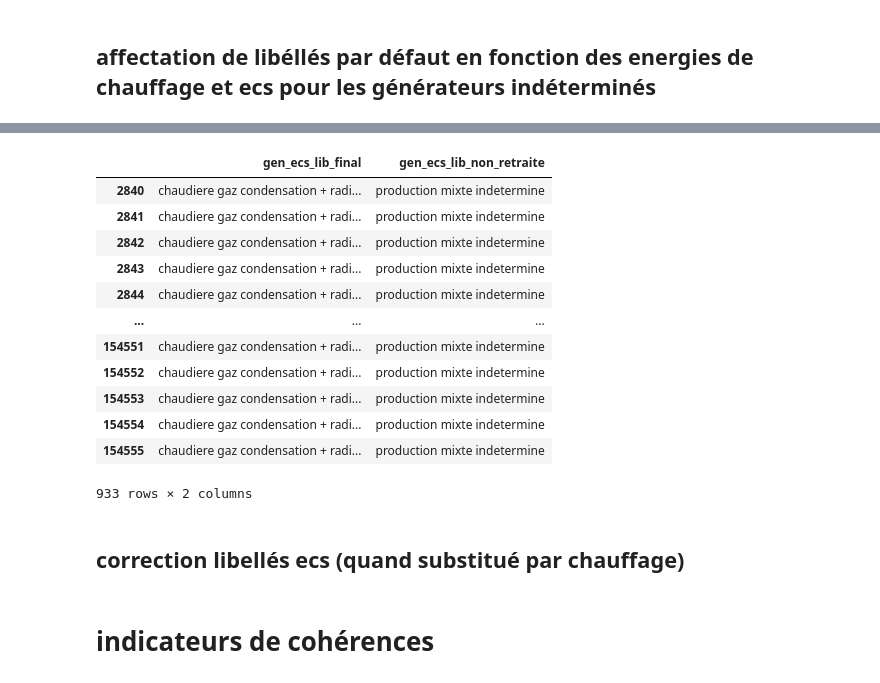
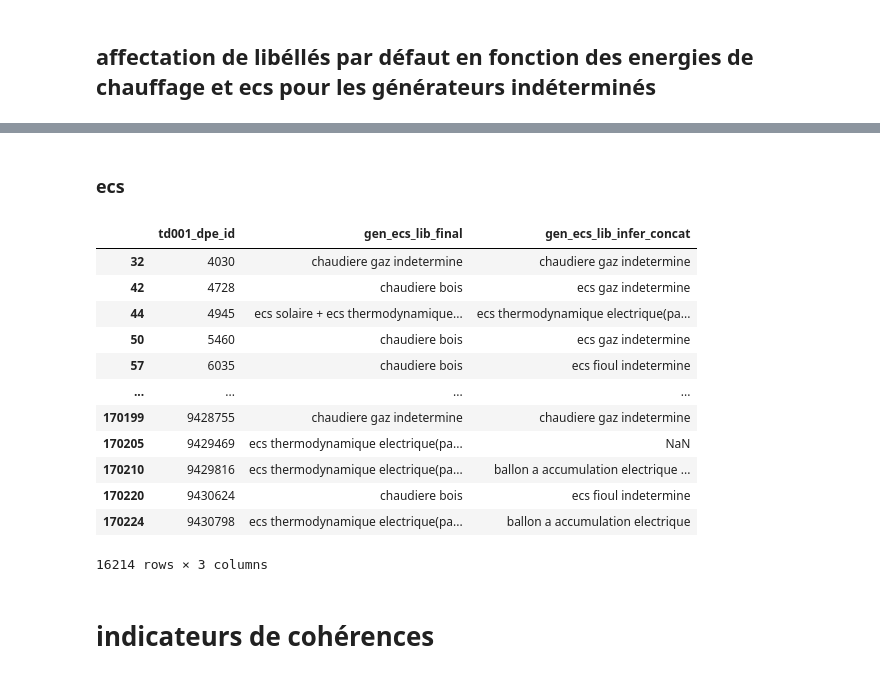
Before and after one commit to etalab/de-dpe-processing, a Jupyter notebook: data_processing_cstb/traitement_donnees_metier/dev pre 1948 elasticsearch.ipynb, the cells around one changed output, grey strips where cells are left out. Saved outputs shown, nothing was run; the diff lists cells and outputs as text; code cells hidden in the pictures.

```diff
--- a/data_processing_cstb/traitement_donnees_metier/dev pre 1948 elasticsearch.ipynb
+++ b/data_processing_cstb/traitement_donnees_metier/dev pre 1948 elasticsearch.ipynb
@@ -1494,18 +1615,45 @@ sel = td001_sys.gen_ecs_lib_final=="chaudiere gaz condensation + radiateurs elec
+# %% [markdown]
+### ecs
+# %%
+gen_to_energy = dict()
+
+for k in ordered_ecs_labels:
+    ener = energie_normalise_ordered
+    for ener in reversed(energie_normalise_ordered):
+        if ener in k:
+            gen_to_energy[k]=ener
+    if 'pac' in k or 'elec' in k :
+        gen_to_energy[k]='electricite'
+    if k not in gen_to_energy:
+        gen_to_energy[k]=''
+# %%
+
+
+td001_sys['type_energie_ecs_from_gen']=td001_sys.gen_ecs_lib_final.copy()
+for k,v in gen_to_energy.items():
+    td001_sys['type_energie_ecs_from_gen']=td001_sys['type_energie_ecs_from_gen'].str.replace(k,v)
+
+td001_sys['type_energie_ecs_from_gen']=td001_sys['type_energie_ecs_from_gen'].apply(lambda x:' + '.join(np.unique([el for el in x.split(' + ') if el!=''])))
+# %%
+
+null=td001_sys.type_energie_ecs.isnull()
+
+td001_sys.loc[null,'type_energie_ecs']=td001_sys.loc[null,'type_energie_ecs_from_gen']
+# %%
+bad_corr=td001_sys.type_energie_ecs!=td001_sys.type_energie_ecs_from_gen
 # %%
-td001_sys.loc[sel,['gen_ecs_lib_final','gen_ecs_lib_non_retraite']]
+td001_sys.loc[bad_corr,['td001_dpe_id','gen_ecs_lib_final','gen_ecs_lib_infer_concat']]
 # %% [output]
-|  | gen_ecs_lib_final | gen_ecs_lib_non_retraite |
-| 2840 | chaudiere gaz condensation + radi... | production mixte indetermine |
-| 2841 | chaudiere gaz condensation + radi... | production mixte indetermine |
-| 2842 | chaudiere gaz condensation + radi... | production mixte indetermine |
-| 2843 | chaudiere gaz condensation + radi... | production mixte indetermine |
-| 2844 | chaudiere gaz condensation + radi... | production mixte indetermine |
-| ... | ... | ... |
-| 154551 | chaudiere gaz condensation + radi... | production mixte indetermine |
-| 154552 | chaudiere gaz condensation + radi... | production mixte indetermine |
-| 154553 | chaudiere gaz condensation + radi... | production mixte indetermine |
-| 154554 | chaudiere gaz condensation + radi... | production mixte indetermine |
-| 154555 | chaudiere gaz condensation + radi... | production mixte indetermine |
+|  | td001_dpe_id | gen_ecs_lib_final | gen_ecs_lib_infer_concat |
+| 32 | 4030 | chaudiere gaz indetermine | chaudiere gaz indetermine |
+| 42 | 4728 | chaudiere bois | ecs gaz indetermine |
+| 44 | 4945 | ecs solaire + ecs thermodynamique... | ecs thermodynamique electrique(pa... |
+| 50 | 5460 | chaudiere bois | ecs gaz indetermine |
+| 57 | 6035 | chaudiere bois | ecs fioul indetermine |
+| ... | ... | ... | ... |
+| 170199 | 9428755 | chaudiere gaz indetermine | chaudiere gaz indetermine |
+| 170205 | 9429469 | ecs thermodynamique electrique(pa... | NaN |
+| 170210 | 9429816 | ecs thermodynamique electrique(pa... | ballon a accumulation electrique ... |
+| 170220 | 9430624 | chaudiere bois | ecs fioul indetermine |
+| 170224 | 9430798 | ecs thermodynamique electrique(pa... | ballon a accumulation electrique |
-933 rows × 2 columns
+16214 rows × 3 columns
-# %% [markdown]
-## correction libellés ecs (quand substitué par chauffage)
```
Also changed, not shown: parts of 108 cells of this notebook, 4 other files.
